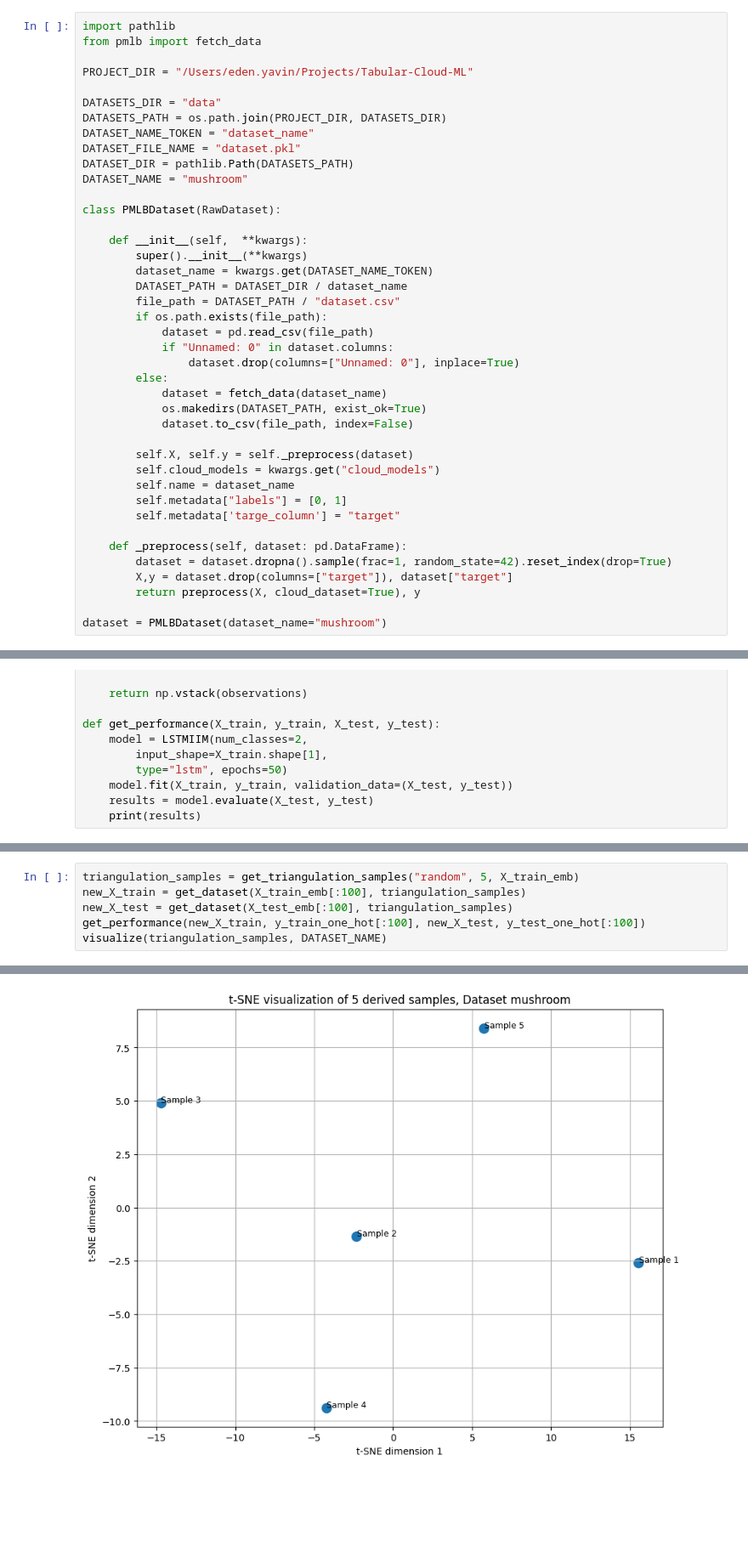
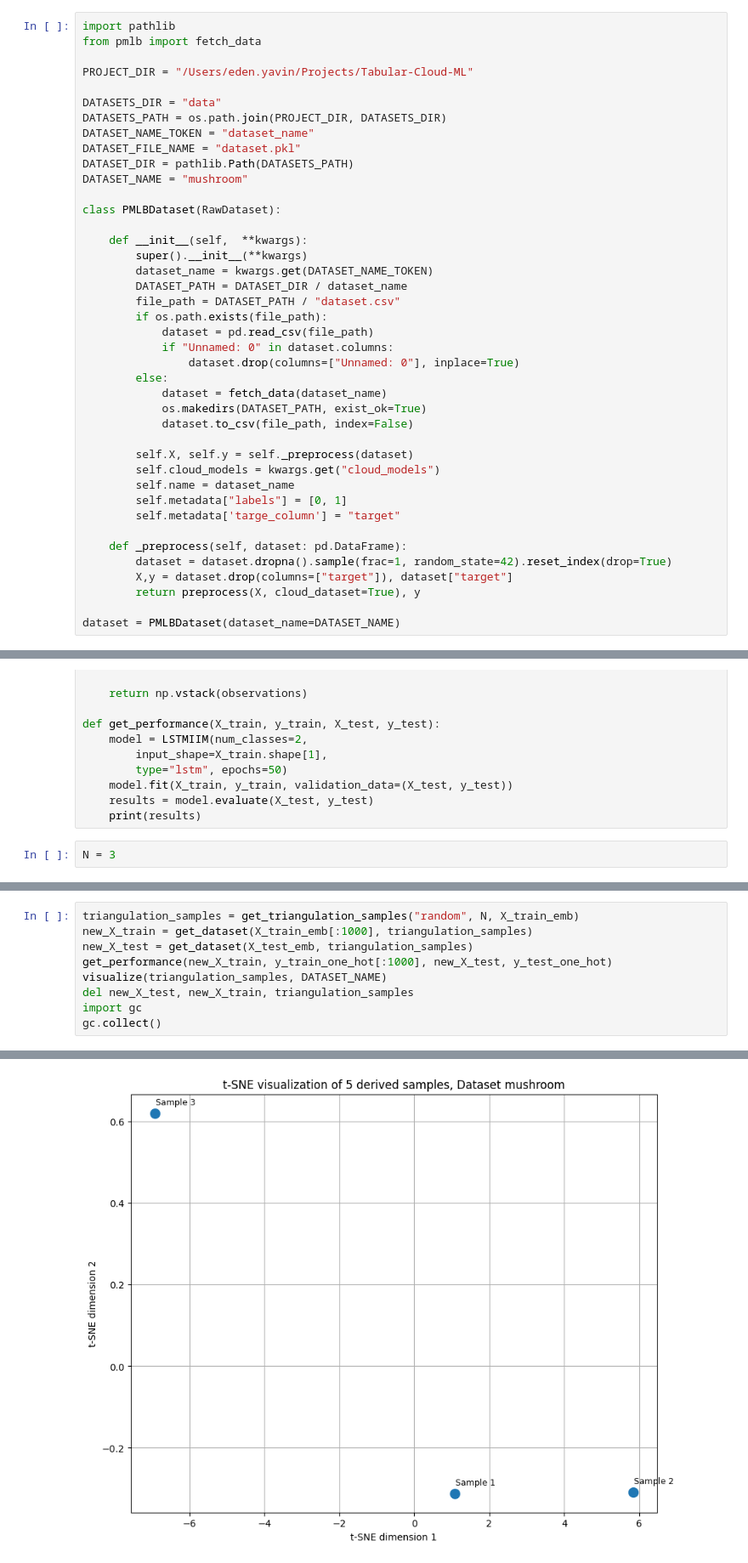
Before and after one commit to EdenYavin/Tabular-Cloud-ML, a Jupyter notebook: notebooks/traingulation.ipynb, the cells around one changed output, grey strips where cells are left out. Shown: that part at 85% size. Saved outputs shown, nothing was run; the diff lists cells and outputs as text; blank space fills up the shorter version.

```diff
--- a/notebooks/traingulation.ipynb
+++ b/notebooks/traingulation.ipynb
@@ -151,7 +151,7 @@ class PMLBDataset(RawDataset):
         X,y = dataset.drop(columns=["target"]), dataset["target"]
         return preprocess(X, cloud_dataset=True), y
 
-dataset = PMLBDataset(dataset_name="mushroom")
+dataset = PMLBDataset(dataset_name=DATASET_NAME)
 # %% [output]
 Scaling numerical columns...
 # %%
@@ -665,4 +685,6 @@ def get_performance(X_train, y_train, X_test, y_test):
     model.fit(X_train, y_train, validation_data=(X_test, y_test))
     results = model.evaluate(X_test, y_test)
     print(results)
+# %%
+N = 3
 # %%
@@ -722,8 +757,11 @@ WARNING:tensorflow:5 out of the last 28 calls to <function TensorFlowTrainer.mak
 # %%
-triangulation_samples = get_triangulation_samples("random", 5, X_train_emb)
-new_X_train = get_dataset(X_train_emb[:100], triangulation_samples)
-new_X_test = get_dataset(X_test_emb[:100], triangulation_samples)
-get_performance(new_X_train, y_train_one_hot[:100], new_X_test, y_test_one_hot[:100])
+triangulation_samples = get_triangulation_samples("random", N, X_train_emb)
+new_X_train = get_dataset(X_train_emb[:1000], triangulation_samples)
+new_X_test = get_dataset(X_test_emb, triangulation_samples)
+get_performance(new_X_train, y_train_one_hot[:1000], new_X_test, y_test_one_hot)
 visualize(triangulation_samples, DATASET_NAME)
+del new_X_test, new_X_train, triangulation_samples
+import gc
+gc.collect()
 # %% [output]
 Epoch 1/50
@@ -746 +786 @@ Epoch 50/50
-[figure, old version]
+[figure, new version]
```
Also changed, not shown: parts of 8 cells of this notebook, 1 other file.
